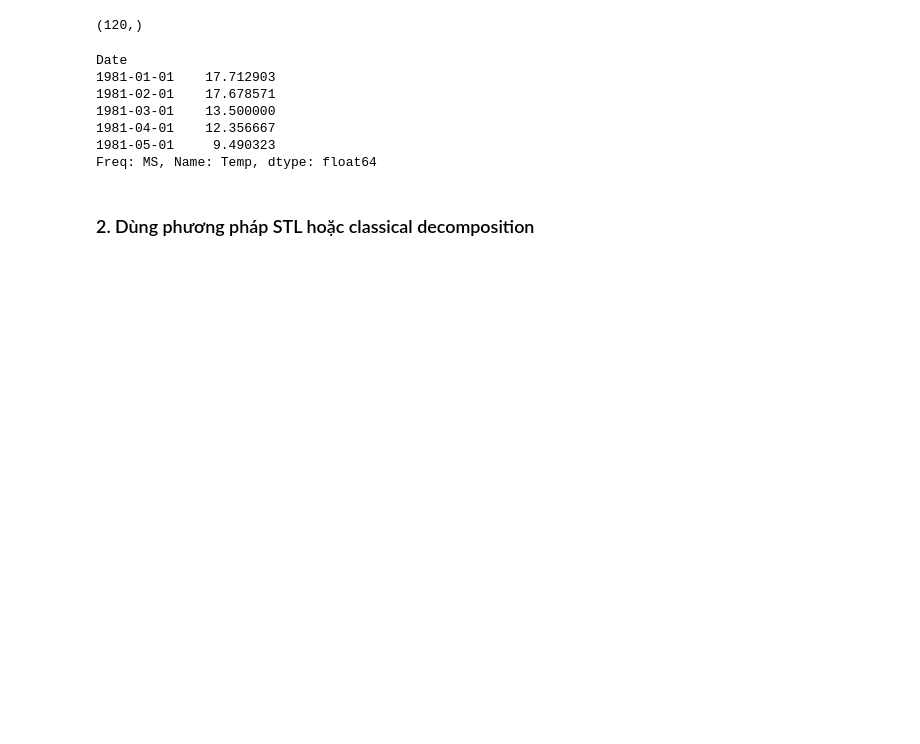
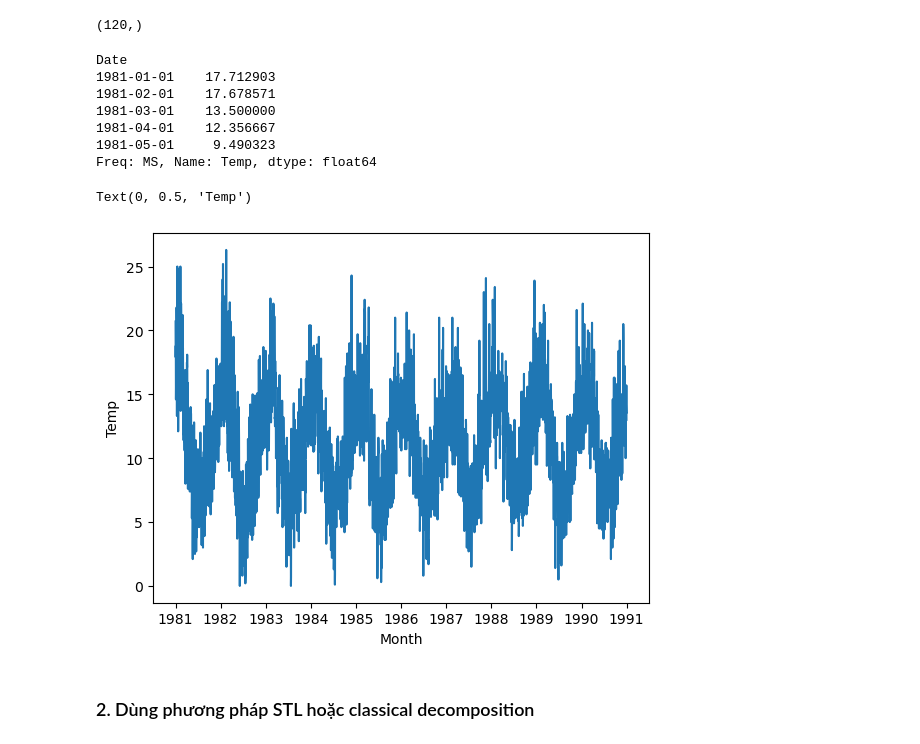
Before and after one commit to HoraCompany-VN/Times-Series-Gr3, a Jupyter notebook: Lab1/src/Lab1_code.ipynb, the cells around one changed output. Saved outputs shown, nothing was run; the diff lists cells and outputs as text; code cells hidden in the pictures; blank space fills up the shorter version.

```diff
--- a/Lab1/src/Lab1_code.ipynb
+++ b/Lab1/src/Lab1_code.ipynb
@@ -230,6 +229,13 @@ Date
 1981-04-01    12.356667
 1981-05-01     9.490323
 Freq: MS, Name: Temp, dtype: float64
+# %%
+plt.plot(df_copy)
+plt.plot(figsize=(12, 4), marker='o', title="Monthly Mean Min Temperature")
+plt.xlabel("Month"); plt.ylabel("Temp")
+# %% [output]
+Text(0, 0.5, 'Temp')
+[figure, added]
 # %% [markdown]
 ### 2. Dùng phương pháp STL hoặc classical decomposition
 # %%
```
Also changed, not shown: parts of 1 cell of this notebook, 15 other files.
